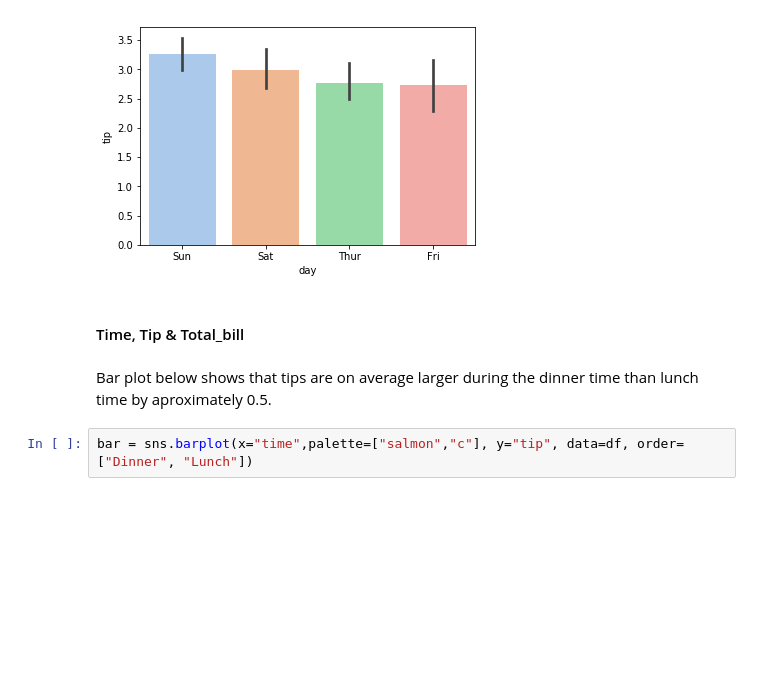
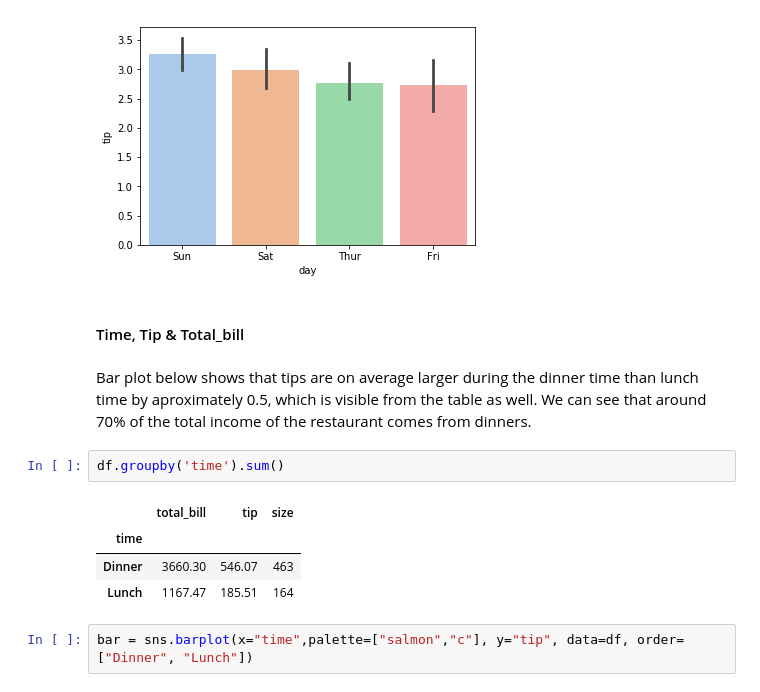
Before and after one commit to vukasm/project-2019-fundda, a Jupyter notebook: tips-dataset.ipynb, the cells around one changed output. Cells and saved outputs as stored; diff of their text form; blank space fills up the shorter version.

```diff
--- a/tips-dataset.ipynb
+++ b/tips-dataset.ipynb
@@ -246,7 +259,14 @@ bar = sns.barplot(x="day", y="tip", data=df, palette="pastel")
 # %% [markdown]
 #### Time, Tip & Total_bill
 # %% [markdown]
-Bar plot below shows that tips are on average larger during the dinner time than lunch time by aproximately 0.5.
+Bar plot below shows that tips are on average larger during the dinner time than lunch time by aproximately 0.5, which is visible from the table as well. We can see that around 70% of the total income of the restaurant comes from dinners.
+# %%
+df.groupby('time').sum()
+# %% [output]
+|  | total_bill | tip | size |
+| time |  |  |  |
+| Dinner | 3660.30 | 546.07 | 463 |
+| Lunch | 1167.47 | 185.51 | 164 |
 # %%
 bar = sns.barplot(x="time",palette=["salmon","c"], y="tip", data=df, order=["Dinner", "Lunch"])
 # %% [output]
```
Also changed, not shown: parts of 8 cells of this notebook, 1 other file.
